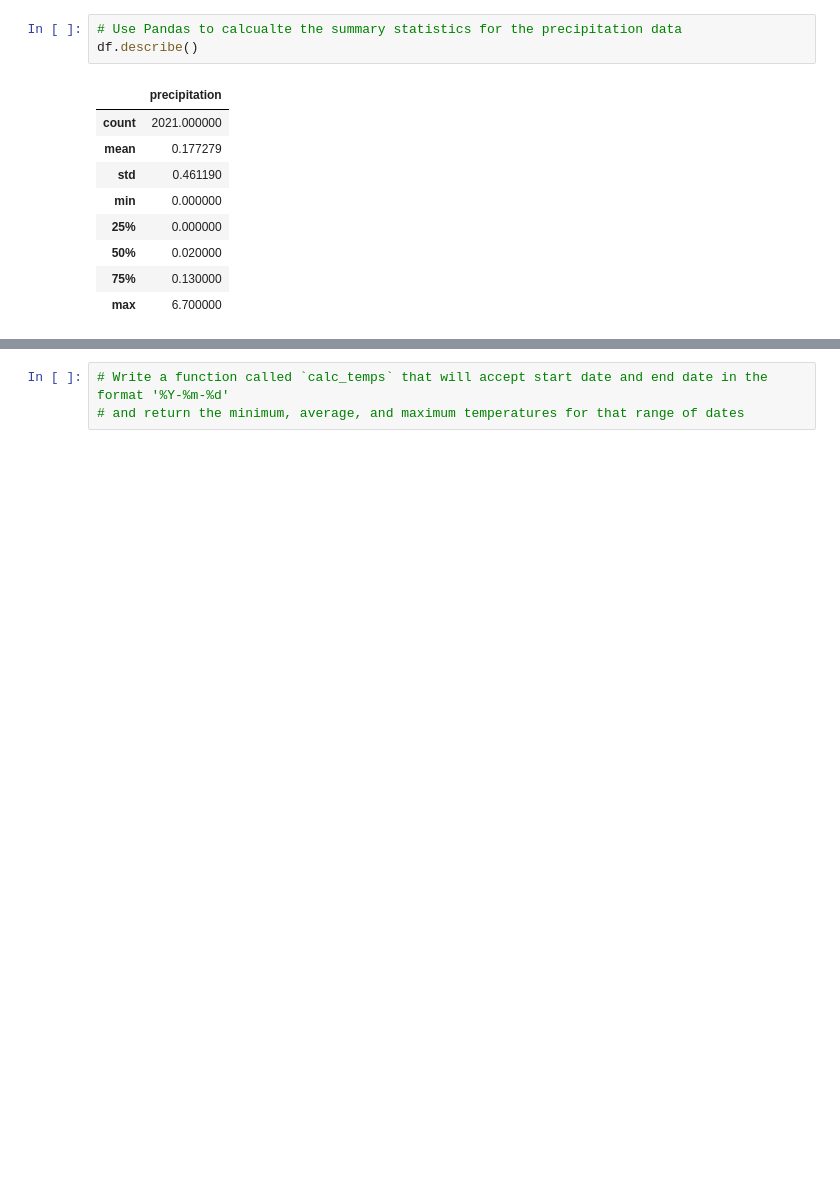
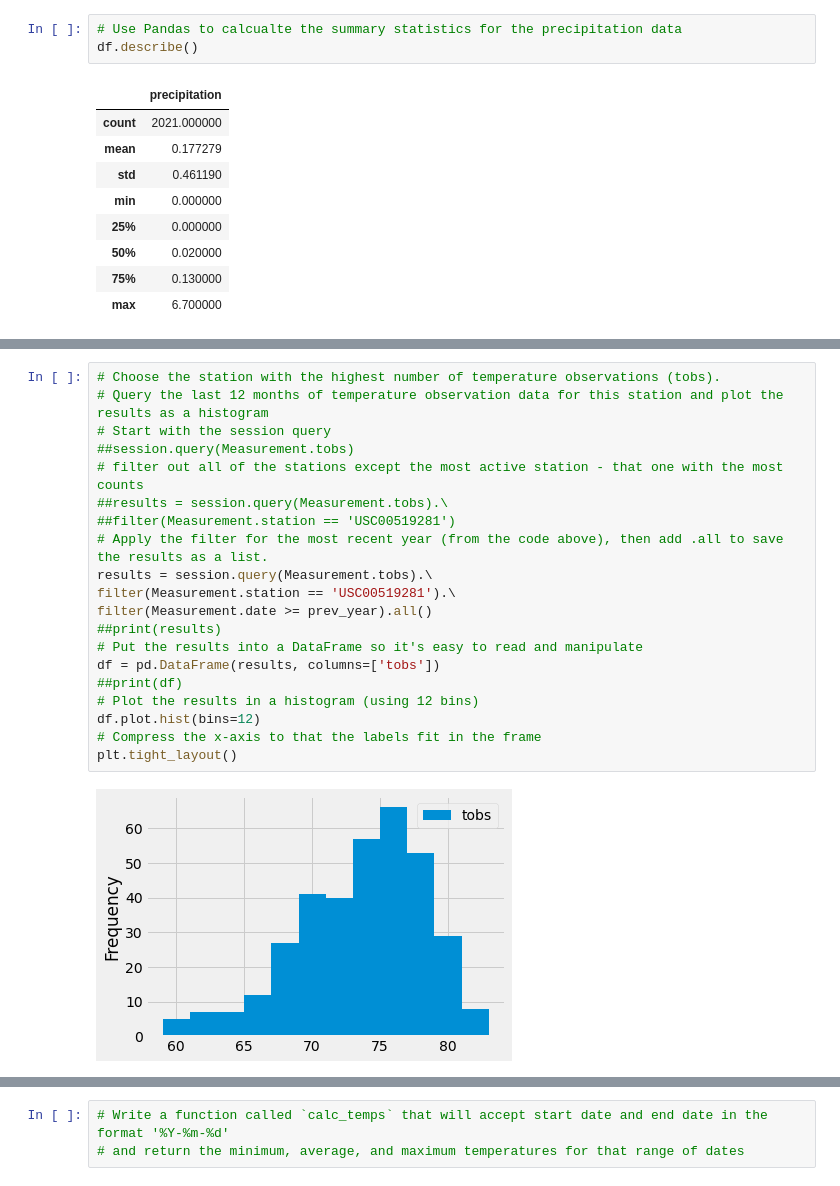
Before and after one commit to bnidam/Surfs_Up, a Jupyter notebook: climate_analysis.ipynb, the cells around one changed output, grey strips where cells are left out. Drawn from its saved outputs; the diff is of its cells as text; blank space fills up the shorter version.

```diff
--- a/climate_analysis.ipynb
+++ b/climate_analysis.ipynb
@@ -97,0 +135,22 @@ df.describe()
+# %%
+# Choose the station with the highest number of temperature observations (tobs).
+# Query the last 12 months of temperature observation data for this station and plot the results as a histogram
+# Start with the session query
+##session.query(Measurement.tobs)
+# filter out all of the stations except the most active station - that one with the most counts
+##results = session.query(Measurement.tobs).\
+##filter(Measurement.station == 'USC00519281')
+# Apply the filter for the most recent year (from the code above), then add .all to save the results as a list.
+results = session.query(Measurement.tobs).\
+filter(Measurement.station == 'USC00519281').\
+filter(Measurement.date >= prev_year).all()
+##print(results)
+# Put the results into a DataFrame so it's easy to read and manipulate
+df = pd.DataFrame(results, columns=['tobs'])
+##print(df)
+# Plot the results in a histogram (using 12 bins)
+df.plot.hist(bins=12)
+# Compress the x-axis to that the labels fit in the frame
+plt.tight_layout()
+# %% [output]
+[figure, added]
```
Also changed, not shown: parts of 8 cells of this notebook.
